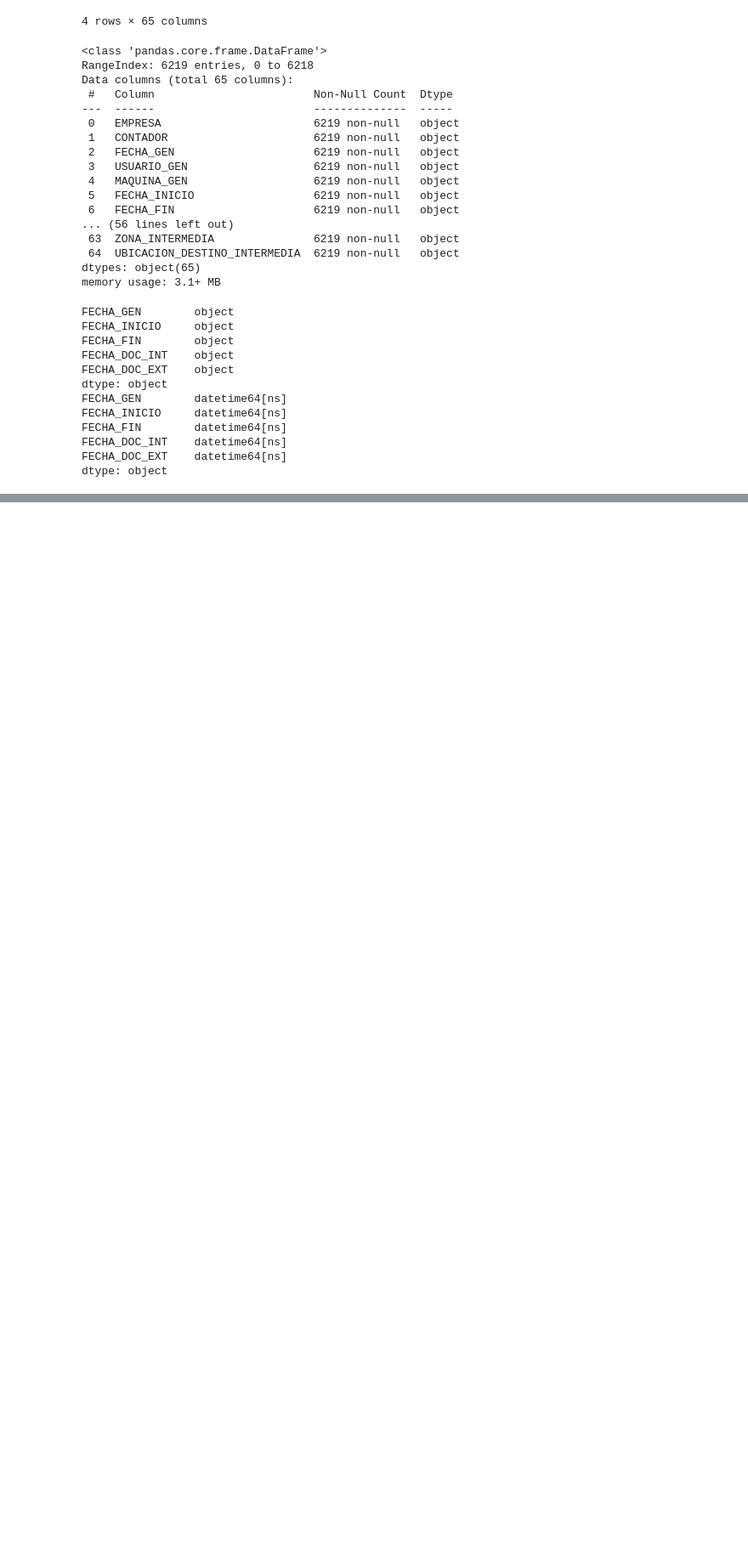
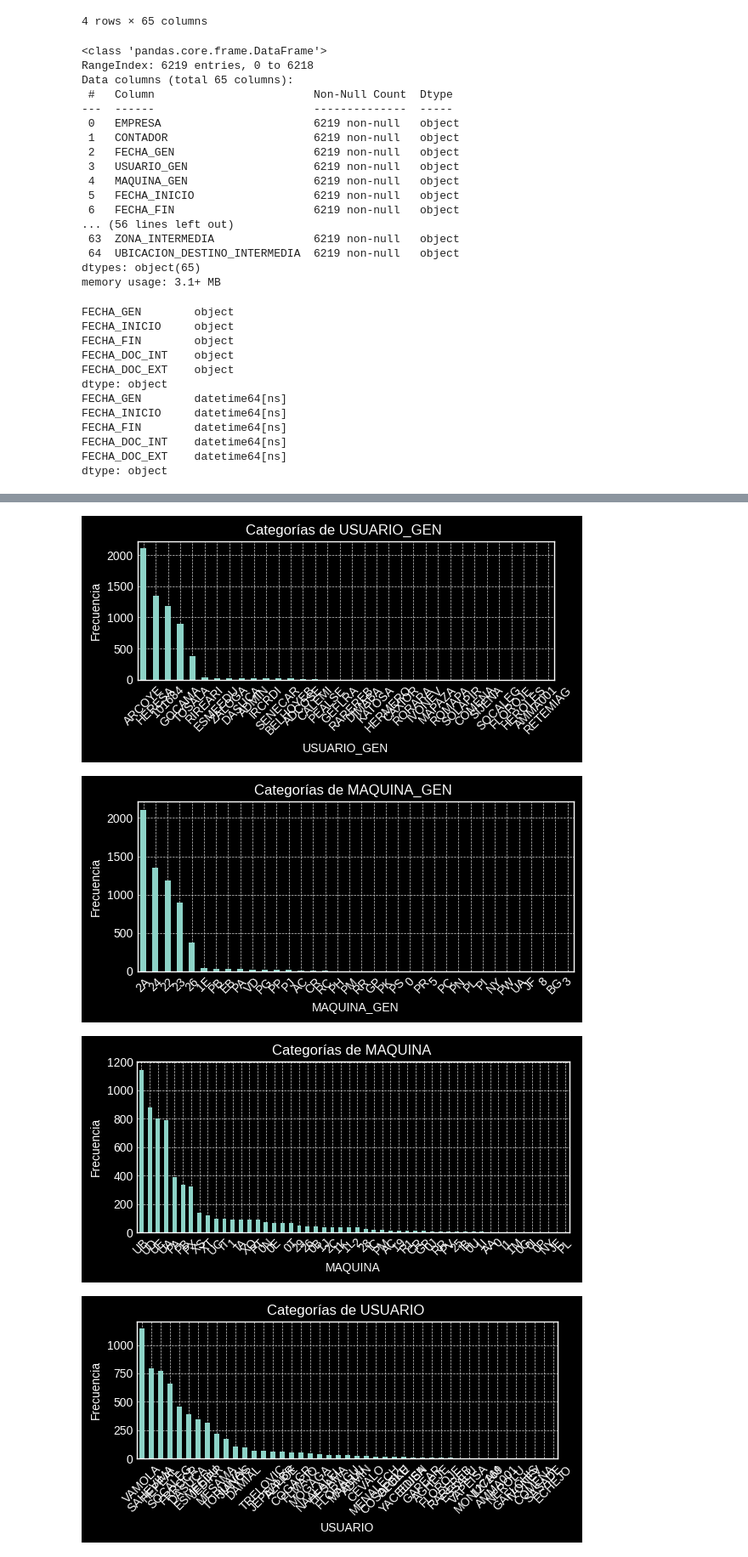
Before and after one commit to Quantium/Zeus-Notebooks, a Jupyter notebook: ZeusPipeline.ipynb, the cells around one changed output, grey strips where cells are left out. Shown at 85% size. Cells and saved outputs as stored; diff of their text form; code cells hidden in the pictures; blank space fills up the shorter version.

```diff
--- a/ZeusPipeline.ipynb
+++ b/ZeusPipeline.ipynb
@@ -506,0 +646,8 @@ dtype: object
+# %%
+
+entradas_clean_dates_df['CONTADOR'] = df['CONTADOR'].astype(int)
+entradas_clean_dates_df['CONTADOR'] = entradas_clean_dates_df['CONTADOR'] - entradas_clean_dates_df["CONTADOR"].min()
+# %%
+# @title Sólo quedan categóricas
+categoricas_cols = entradas_clean_dates_df.select_dtypes(include='object').columns
+entradas_clean_dates_df[categoricas_cols].nunique()
@@ -506,0 +721,22 @@ dtype: object
+# %%
+for col in categoricas_cols[:-1]:
+    counts = entradas_clean_dates_df[col].value_counts()
+    order = counts.index.tolist()
+
+    fig, axes = plt.subplots(1, 1, figsize=(6, 3)) # Create a figure with 1 row and 2 columns
+
+    # Plot relative frequency
+    counts.plot(kind='bar', ax=axes)
+    # axes.set_xticks([])
+    axes.set_title(f'Categorías de {col} ')
+    axes.set_xlabel(col)
+    axes.set_ylabel('Frecuencia')
+    axes.tick_params(axis='x', rotation=45)
+
+    plt.tight_layout()
+    plt.show()
+# %% [output]
+[figure, added]
+[figure, added]
+[figure, added]
+[figure, added]
```
Also changed, not shown: parts of 12 cells of this notebook.
